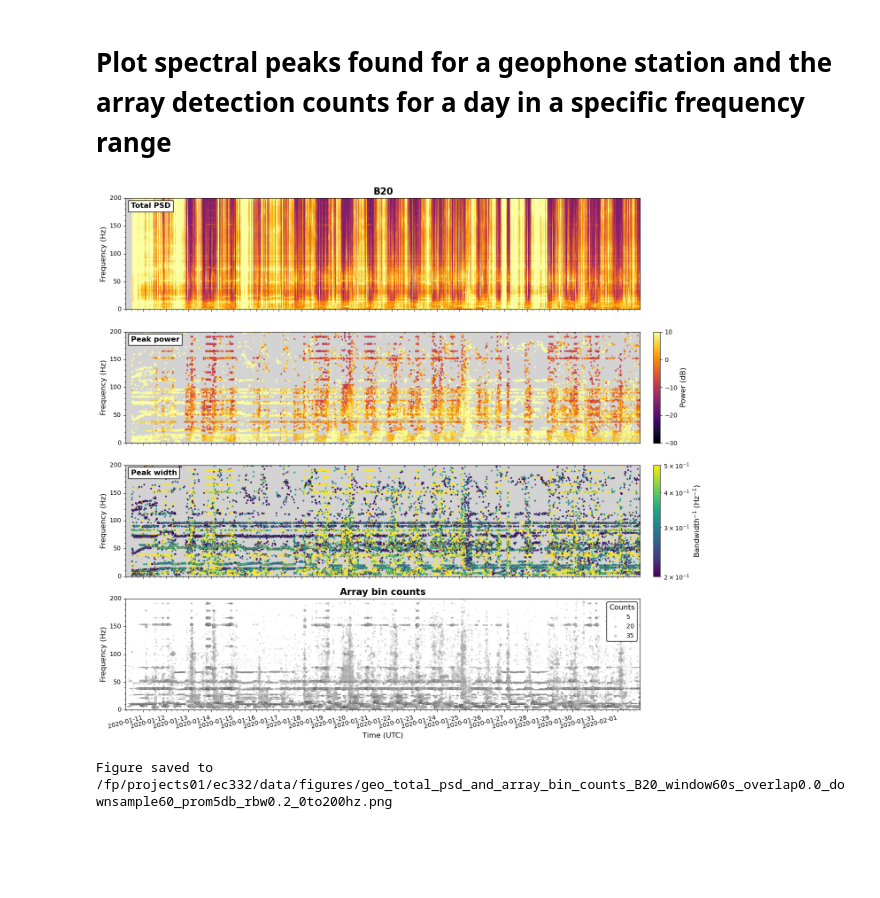
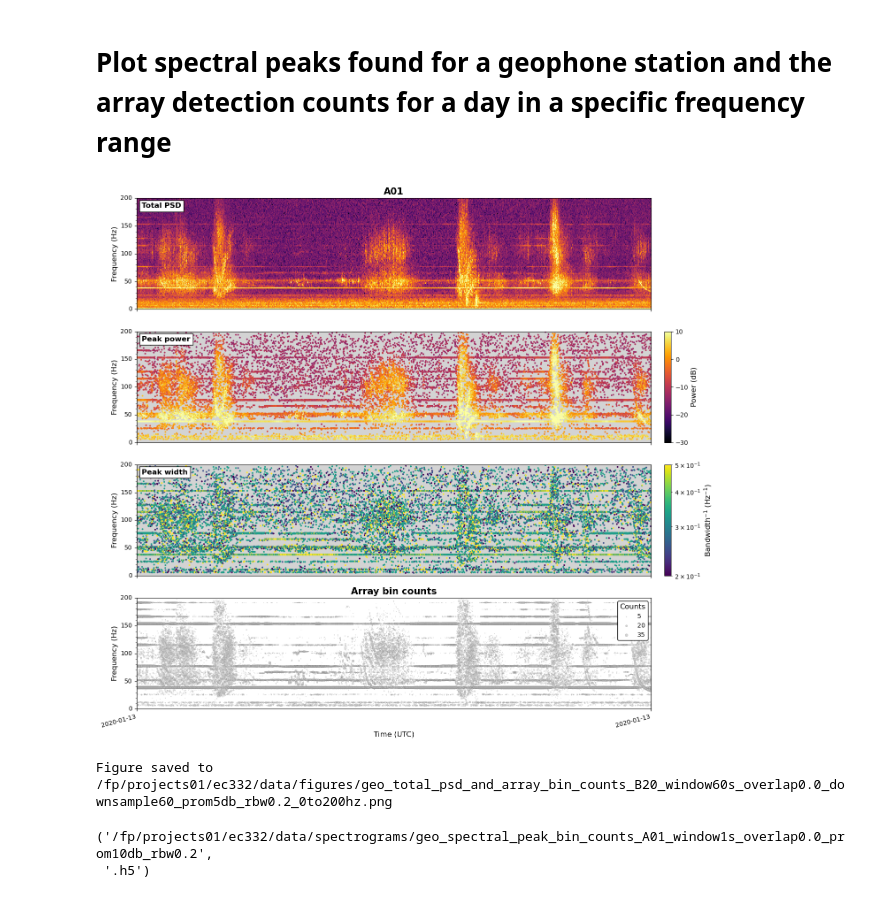
Before and after one commit to SerpRateAI/oman_microearthquakes, a Jupyter notebook: plot_geo_spectral_peaks_and_array_bin_detail.ipynb, the cells around one changed output. Drawn from its saved outputs; the diff is of its cells as text; code cells hidden in the pictures; blank space fills up the shorter version.

Commit message:
Modified the codes for binning spectral peaks while trying to run them in parrallel

```diff
--- a/plot_geo_spectral_peaks_and_array_bin_detail.ipynb
+++ b/plot_geo_spectral_peaks_and_array_bin_detail.ipynb
@@ -12,28 +12,28 @@ from utils_plot import plot_geo_total_psd_peaks_and_array_counts, save_figure
 # %%
 # Inputs
 # Data
-station_to_plot = "B20"
+station = "A01"
 min_freq = 0.0
 max_freq = 200.0
-window_length = 60.0
+window_length = 1.0
 overlap = 0.0
-downsample = True
+downsample = False
 downsample_factor = 60
 
-# Finding peaks
+starttime = "2020-01-13T20:00:00"
+endtime = "2020-01-13T20:59:59"
+
+prom_threshold = 10.0
 rbw_threshold = 0.2
-prom_threshold = 5
 
-# Grouping
-time_bin_width = "1min"
-freq_bin_width = 1.0 # in Hz
+count_threshold = 4
 
 # Plotting
 marker_size = 3
 size_scale = 20
 
-major_time_spacing = 24
-minor_time_spacing = 6
+major_time_spacing = "6h"
+minor_time_spacing = "1h"
 
 major_freq_spacing = 50
 minor_freq_spacing = 10
@@ -43,15 +43,12 @@ dbmax = 10
 
 rbwmin = rbw_threshold
 rbwmax = 0.5
-
-min_count = 0
-max_count = len(stations)
 # %%
 # Read the spectrograms of the example station
-filename = assemble_spec_filename("whole_deployment", "daily", "geo", station_to_plot, window_length, overlap, downsample, downsample_factor = downsample_factor)
+filename = assemble_spec_filename("whole_deployment", "daily", "geo", station, window_length, overlap, downsample, downsample_factor = downsample_factor)
 inpath = join(indir, filename)
 
-stream = read_geo_spectrograms(inpath)
+stream = read_geo_spectrograms(inpath, starttime = starttime, endtime = endtime)
 # %%
 # Compute the total PSD and stich the spectrograms together
 stream.stitch()
@@ -60,36 +57,46 @@ trace_total = stream.get_total_power()
 # %%
 # Read all spectral peaks and find the peaks for the example station
 if downsample:
-    filename_peak = f"geo_spectral_peaks_window{window_length:.0f}s_overlap{overlap:.1f}_downsample{downsample_factor:d}_prom{prom_threshold:.0f}db_rbw{rbw_threshold}.csv"
+    filename_peak = f"geo_spectral_peaks_{station}_window{window_length:.0f}s_overlap{overlap:.1f}_downsample{downsample_factor:d}_prom{prom_threshold:.0f}db_rbw{rbw_threshold}.h5"
 else:
-    filename_peak = f"geo_spectral_peaks_window{window_length:.0f}s_overlap{overlap:.1f}_prom{prom_threshold:.0f}db_rbw{rbw_threshold}.csv"
+    filename_peak = f"geo_spectral_peaks_{station}_window{window_length:.0f}s_overlap{overlap:.1f}_prom{prom_threshold:.0f}db_rbw{rbw_threshold}.h5"
 
 inpath = join(indir, filename_peak)
 
 peak_df = read_spectral_peaks(inpath)
-peak_df_to_plot = peak_df.loc[peak_df["station"] == station_to_plot]
+peak_df_to_plot = peak_df.loc[peak_df["station"] == station]
 
-peak_df_to_plot = peak_df_to_plot.loc[(peak_df["frequency"] > min_freq) & (peak_df["frequency"] < max_freq)]
+peak_df_to_plot = peak_df_to_plot.loc[(peak_df["time"] > starttime) & (peak_df["time"] < endtime) & (peak_df["frequency"] > min_freq) & (peak_df["frequency"] < max_freq)]
 # %%
 # Read the spectral-peak bin counts
-filename_count = filename_peak.replace("peaks", "peak_bin_counts")
+if downsample:
+    filename_count = f"geo_spectral_peak_bin_counts_window{window_length:.0f}s_overlap{overlap:.1f}_downsample{downsample_factor:d}_prom{prom_threshold:.0f}db_rbw{rbw_threshold}_count{count_threshold}.h5"
+else:
+    filename_count = f"geo_spectral_peak_bin_counts_window{window_length:.0f}s_overlap{overlap:.1f}_prom{prom_threshold:.0f}db_rbw{rbw_threshold}_count{count_threshold}.h5"
+
 inpath = join(indir, filename_count)
 
 count_df =  read_spectral_peak_bin_counts(inpath)
-count_df_to_plot = count_df.loc[(count_df["frequency"] > min_freq) & (count_df["frequency"] < max_freq)]
+count_df_to_plot = count_df.loc[(count_df["time"] > starttime) & (count_df["time"] < endtime) & (count_df["frequency"] > min_freq) & (count_df["frequency"] < max_freq)]
 # %%
 # Plot the results
-fig, axes, power_cbar, rbw_cbar = plot_geo_total_psd_peaks_and_array_counts(trace_total, peak_df_to_plot, count_df,
+fig, axes, power_cbar, rbw_cbar = plot_geo_total_psd_peaks_and_array_counts(trace_total, peak_df_to_plot, count_df_to_plot,
                                                                             freq_lim=(min_freq, max_freq),
                                                                             marker_size = marker_size, size_scale = size_scale,
                                                                             dbmin = dbmin, dbmax = dbmax, rbwmin = rbwmin, rbwmax = rbwmax,
                                                                             major_time_spacing = major_time_spacing, minor_time_spacing = minor_time_spacing,
                                                                             major_freq_spacing = major_freq_spacing, minor_freq_spacing = minor_freq_spacing)
 # %% [output]
-[figure, old version]
+[figure, new version]
 # %%
 filename_fig = filename_peak.replace("spectral_peaks", f"total_psd_and_array_bin_counts_{station_to_plot}")
 filename_fig = filename_fig.replace(".csv", f"_{min_freq:.0f}to{max_freq:.0f}hz.png")
 save_figure(fig, filename_fig)
 # %% [output]
 Figure saved to /fp/projects01/ec332/data/figures/geo_total_psd_and_array_bin_counts_B20_window60s_overlap0.0_downsample60_prom5db_rbw0.2_0to200hz.png
+# %%
+from os.path import splitext
+splitext(inpath)
+# %% [output]
+('/fp/projects01/ec332/data/spectrograms/geo_spectral_peak_bin_counts_A01_window1s_overlap0.0_prom10db_rbw0.2',
+ '.h5')
```
Also changed, not shown: 10 other files.
